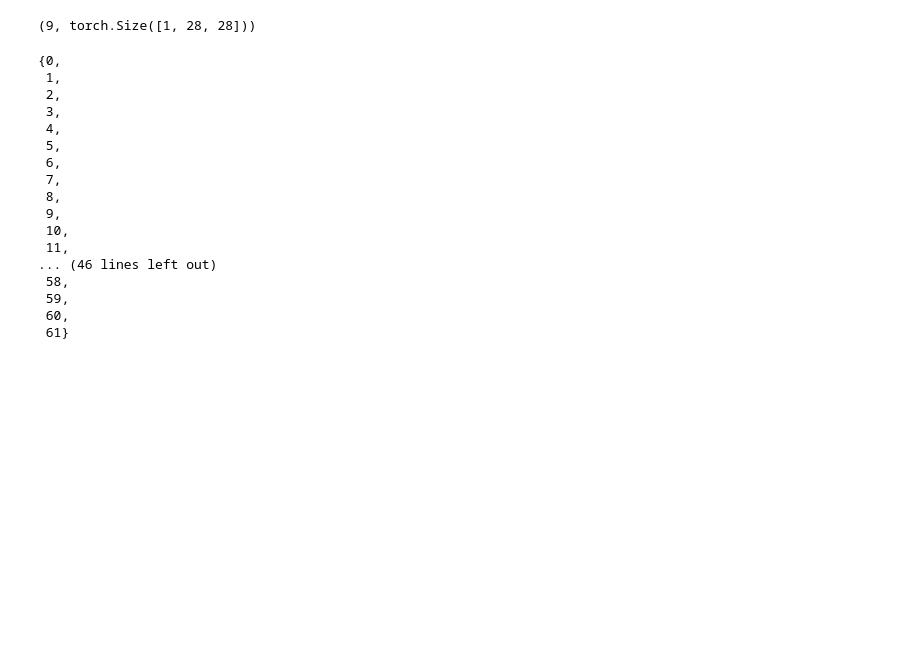
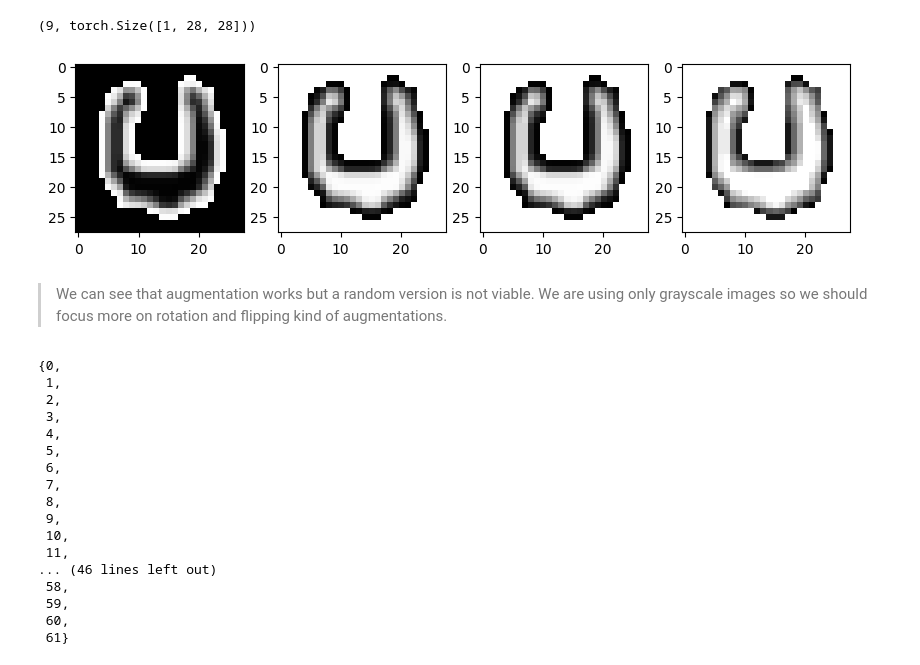
Before and after one commit to haldonmez/handwritten-letter-recognition-model, a Jupyter notebook: emnist-model-0.ipynb, the cells around one changed output. Cells and saved outputs as stored; diff of their text form; code cells hidden in the pictures; blank space fills up the shorter version.

```diff
--- a/emnist-model-0.ipynb
+++ b/emnist-model-0.ipynb
@@ -52,6 +52,38 @@ image, label = train_data[1134]
 label.item(), image.shape
 # %% [output]
 (9, torch.Size([1, 28, 28]))
+# %%
+import torch
+from torchvision.transforms import v2
+import matplotlib.pyplot as plt
+import torchvision.transforms.functional as F
+import random
+
+number = random.randint(0,len(train_data))
+
+image, label = train_data[number]
+
+H, W = 28, 28
+img = torch.randint(0, 256, size=(1, H, W), dtype=torch.uint8)
+
+augmenter = v2.AutoAugment(v2.AutoAugmentPolicy.SVHN)
+
+imgs = [[augmenter(F.to_pil_image(image)) for _ in range(4)]]
+
+
+import numpy as np
+
+fig, axs = plt.subplots(1, 4, figsize=(10, 10))  # Create a subplot with 1 row and 4 columns
+for i, img in enumerate(imgs[0]):  # Loop over the augmented images
+    axs[i].imshow(np.array(img).squeeze(), cmap='gray')  # Plot the image
+plt.show()
+
+
+# plt([[imgs] + row for row in imgs], row_title="first_try")
+# %% [output]
+[figure, added]
+# %% [markdown]
+> We can see that augmentation works but a random version is not viable. We are using only grayscale images so we should focus more on rotation and flipping kind of augmentations.
 # %%
 classes_list = set()
 for i in range(len(test_data)):
```
